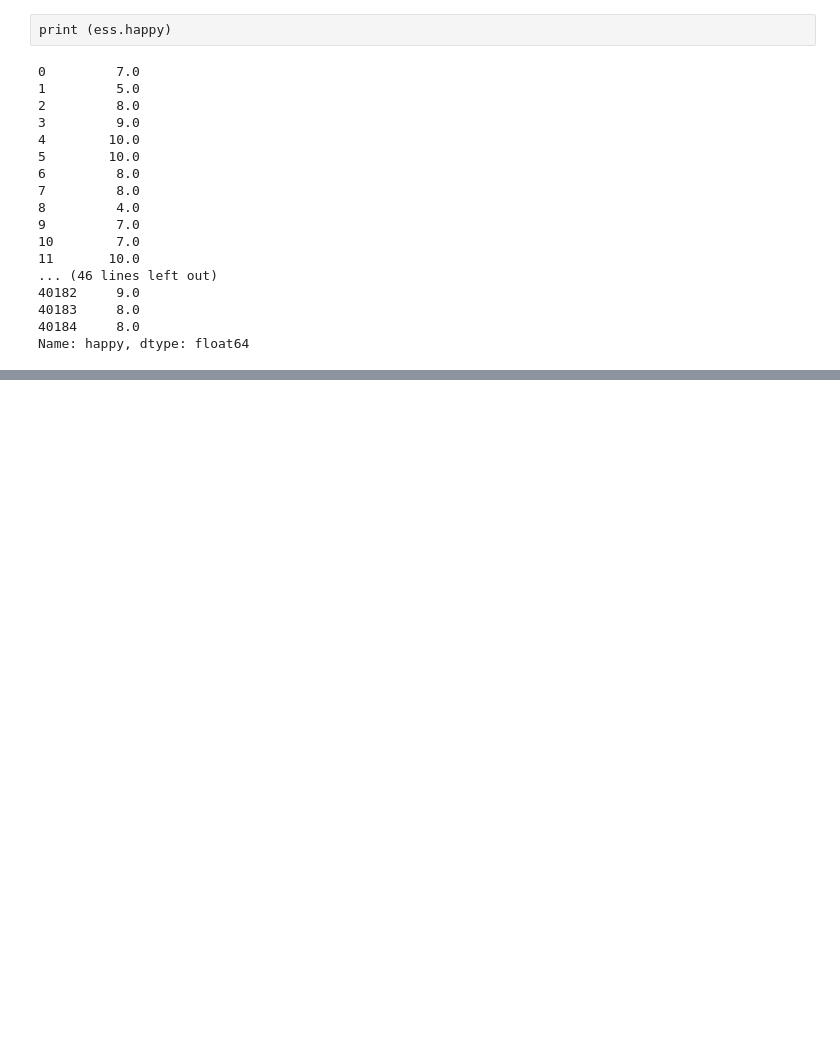
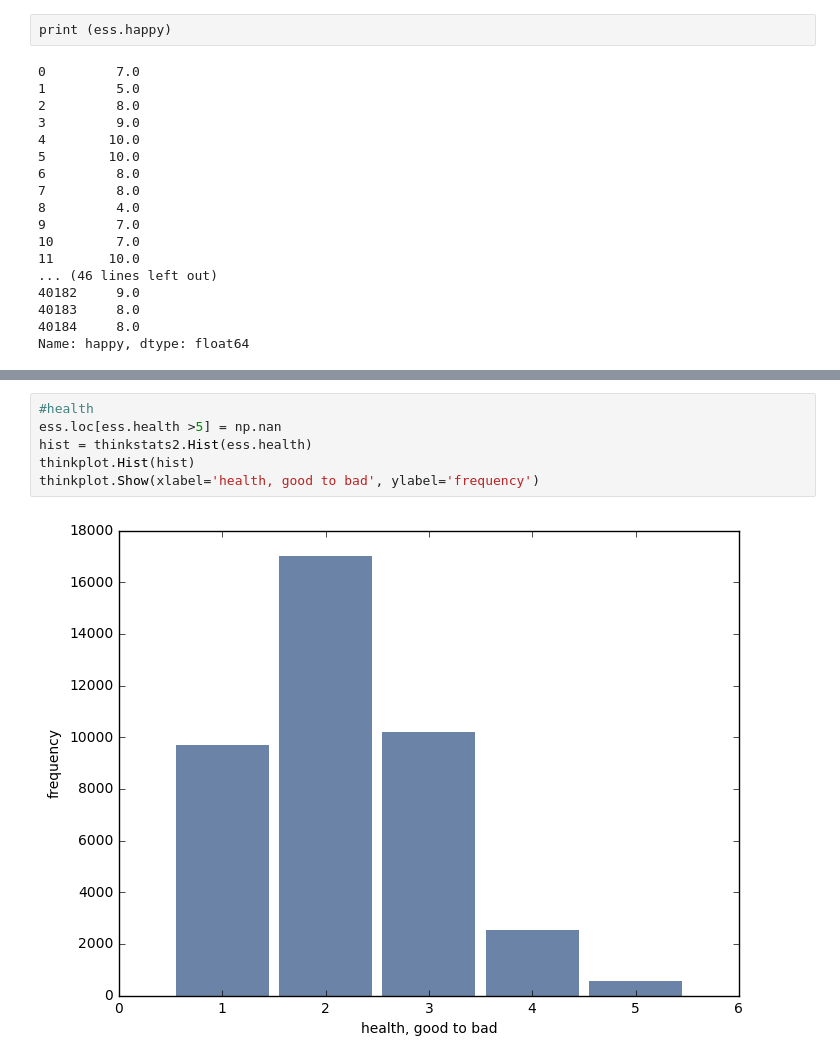
Before and after one commit to apurvaraman/DataScienceReport1, a Jupyter notebook: Report1.ipynb, the cells around one changed output, grey strips where cells are left out. Saved outputs shown, nothing was run; the diff lists cells and outputs as text; blank space fills up the shorter version.

Commit message:
Adding histograms.

```diff
--- a/Report1.ipynb
+++ b/Report1.ipynb
@@ -80,0 +81,8 @@ thinkplot.Show(xlabel='happy', ylabel='frequency')
+# %%
+#health
+ess.loc[ess.health >5] = np.nan
+hist = thinkstats2.Hist(ess.health)
+thinkplot.Hist(hist)
+thinkplot.Show(xlabel='health, good to bad', ylabel='frequency')
+# %% [output]
+[figure, added]
```
Also changed, not shown: parts of 8 cells of this notebook.
